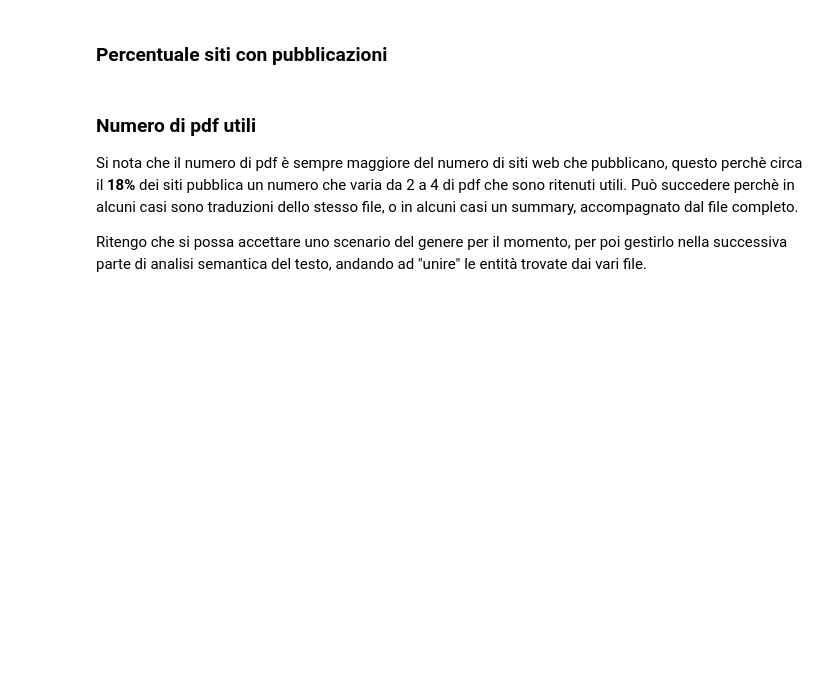
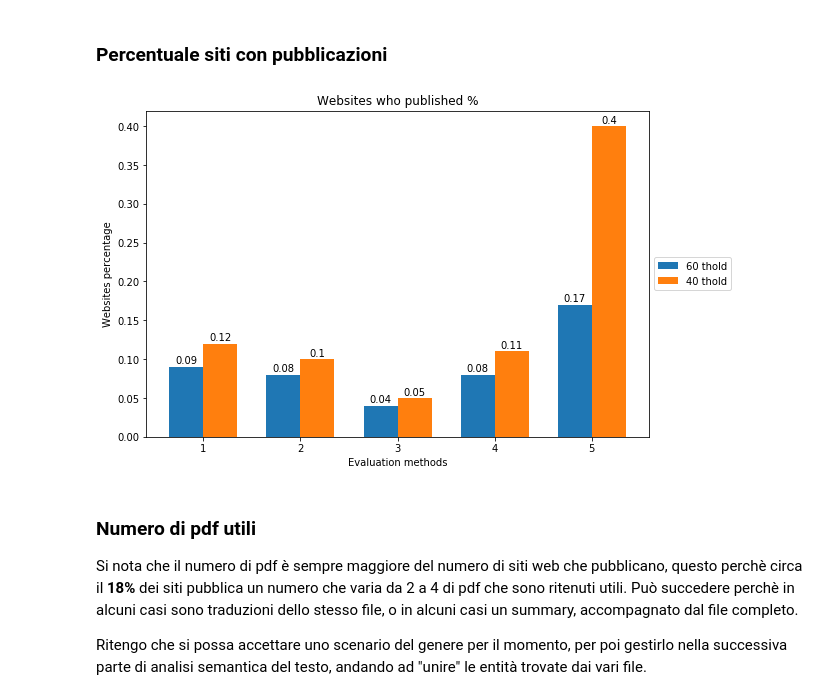
Before and after one commit to tomfran/sustainability_reports_analysis, a Jupyter notebook: notebook.ipynb, the cells around one changed output. Saved outputs shown, nothing was run; the diff lists cells and outputs as text; code cells hidden in the pictures; blank space fills up the shorter version.

```diff
--- a/notebook.ipynb
+++ b/notebook.ipynb
@@ -151,3 +158,9 @@ Il numero di riscontri ora è chiaramente minore, ma si apprezza una pertinenza
+# %%
+i = 1
+generate_plot(i, stp)
+plt.show()
+# %% [output]
+[figure, added]
 # %% [markdown]
 ### Numero di pdf utili
 Si nota che il numero di pdf è sempre maggiore del numero di siti web che pubblicano, questo perchè circa il __18%__ dei siti pubblica un numero che varia da 2 a 4 di pdf che sono ritenuti utili.
```
Also changed, not shown: parts of 14 cells of this notebook, 31 other files.
